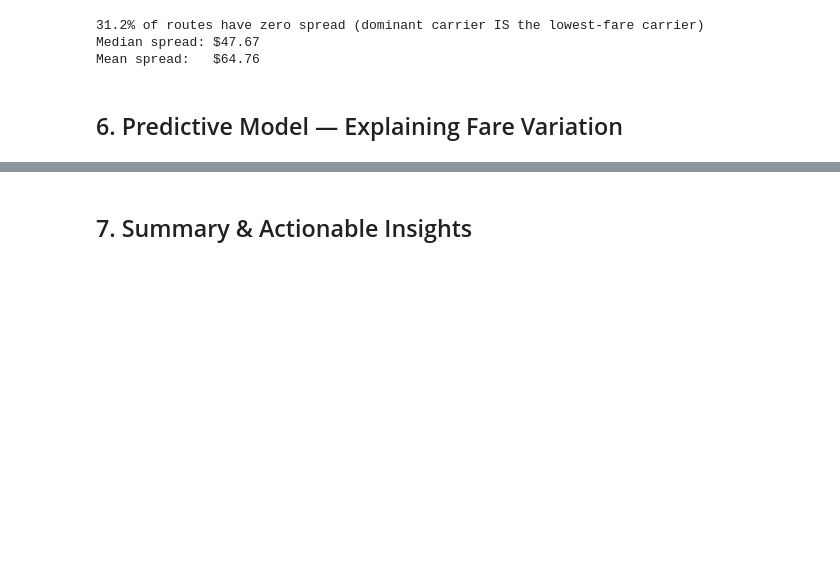
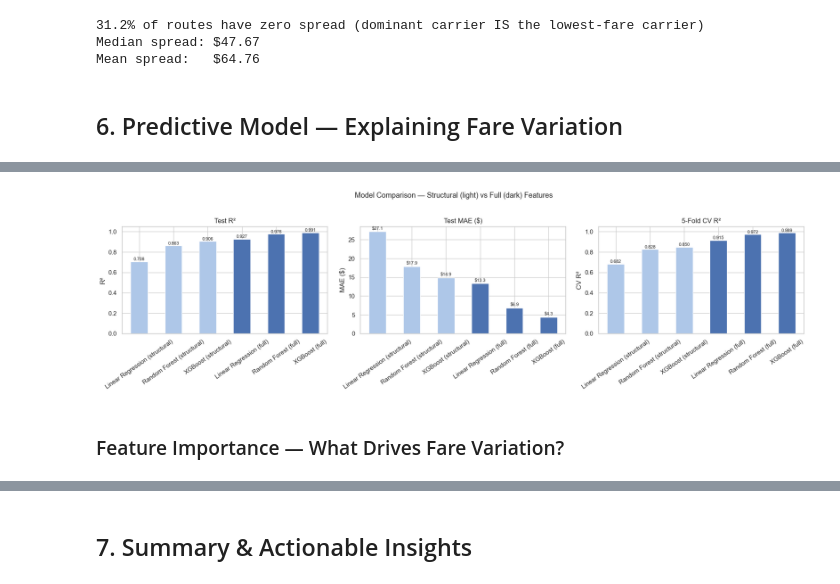
Before and after one commit to AbhigyanD/SDSS-Datathon, a Jupyter notebook: airline_analysis.ipynb, the cells around one changed output, grey strips where cells are left out. Cells and saved outputs as stored; diff of their text form; code cells hidden in the pictures; blank space fills up the shorter version.

```diff
--- a/airline_analysis.ipynb
+++ b/airline_analysis.ipynb
@@ -699,0 +889,43 @@ dtype: float64
+# %%
+comp_df = pd.DataFrame({
+    k: {m: results[m][k] for m in results}
+    for k in ['R²', 'MAE', 'CV R² (mean)']
+}).T
+
+fig, axes = plt.subplots(1, 3, figsize=(18, 5))
+
+# R² comparison
+colors = ['#aec7e8' if 'structural' in m else '#4C72B0' for m in comp_df.columns]
+comp_df.loc['R²'].plot.bar(ax=axes[0], color=colors, edgecolor='white')
+axes[0].set_title('Test R²')
+axes[0].set_ylabel('R²')
+axes[0].set_ylim(0, 1.05)
+for i, v in enumerate(comp_df.loc['R²']):
+    axes[0].text(i, v + 0.01, f'{v:.3f}', ha='center', fontsize=8)
+axes[0].tick_params(axis='x', rotation=35)
+
+# MAE comparison
+comp_df.loc['MAE'].plot.bar(ax=axes[1], color=colors, edgecolor='white')
+axes[1].set_title('Test MAE ($)')
+axes[1].set_ylabel('MAE ($)')
+for i, v in enumerate(comp_df.loc['MAE']):
+    axes[1].text(i, v + 0.5, f'${v:.1f}', ha='center', fontsize=8)
+axes[1].tick_params(axis='x', rotation=35)
+
+# CV R²
+comp_df.loc['CV R² (mean)'].plot.bar(ax=axes[2], color=colors, edgecolor='white')
+axes[2].set_title('5-Fold CV R²')
+axes[2].set_ylabel('CV R²')
+axes[2].set_ylim(0, 1.05)
+for i, v in enumerate(comp_df.loc['CV R² (mean)']):
+    axes[2].text(i, v + 0.01, f'{v:.3f}', ha='center', fontsize=8)
+axes[2].tick_params(axis='x', rotation=35)
+
+plt.suptitle('Model Comparison — Structural (light) vs Full (dark) Features',
+             fontsize=13, y=1.02)
+plt.tight_layout()
+plt.show()
+# %% [output]
+[figure, added]
+# %% [markdown]
+### Feature Importance — What Drives Fare Variation?
```
Also changed, not shown: parts of 10 cells of this notebook, 1 other file.
